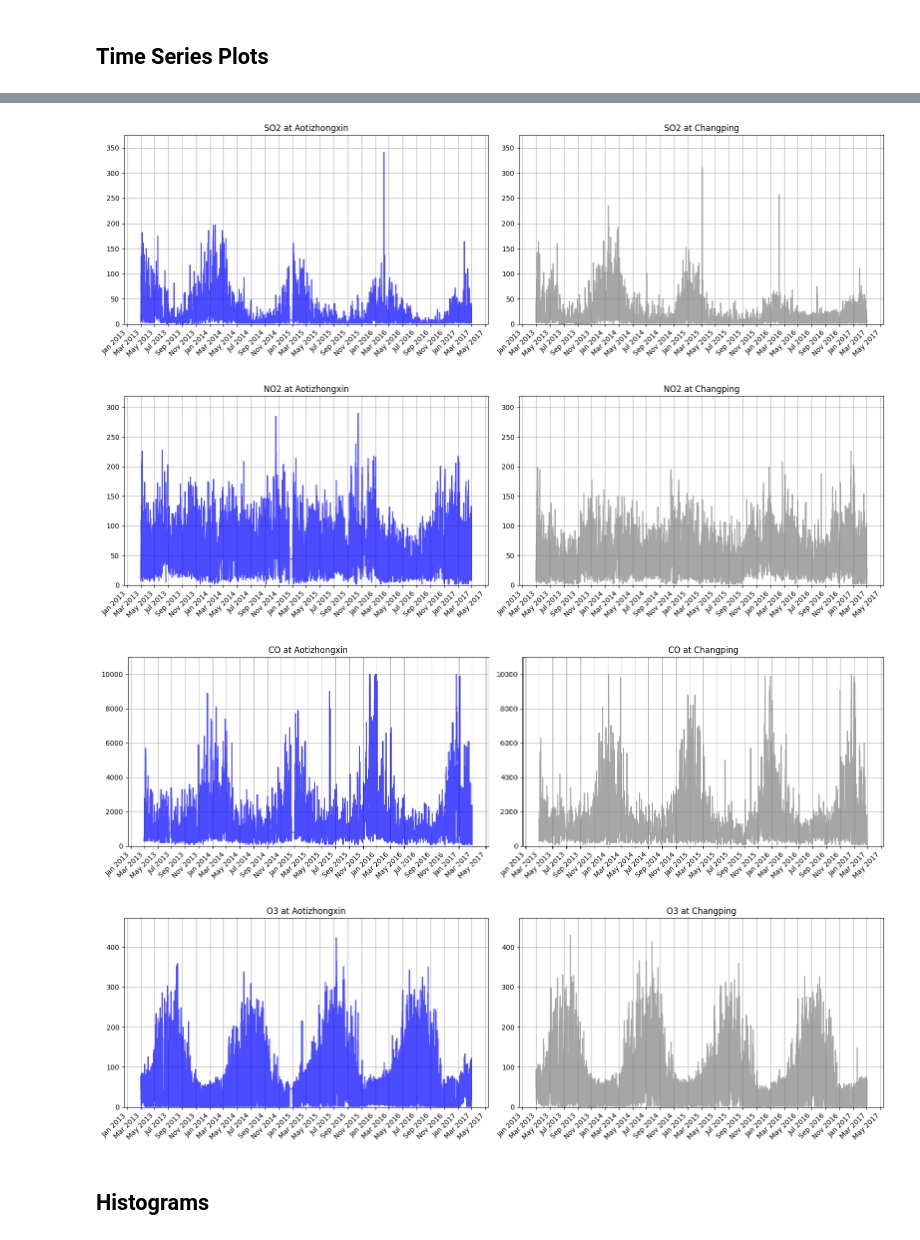
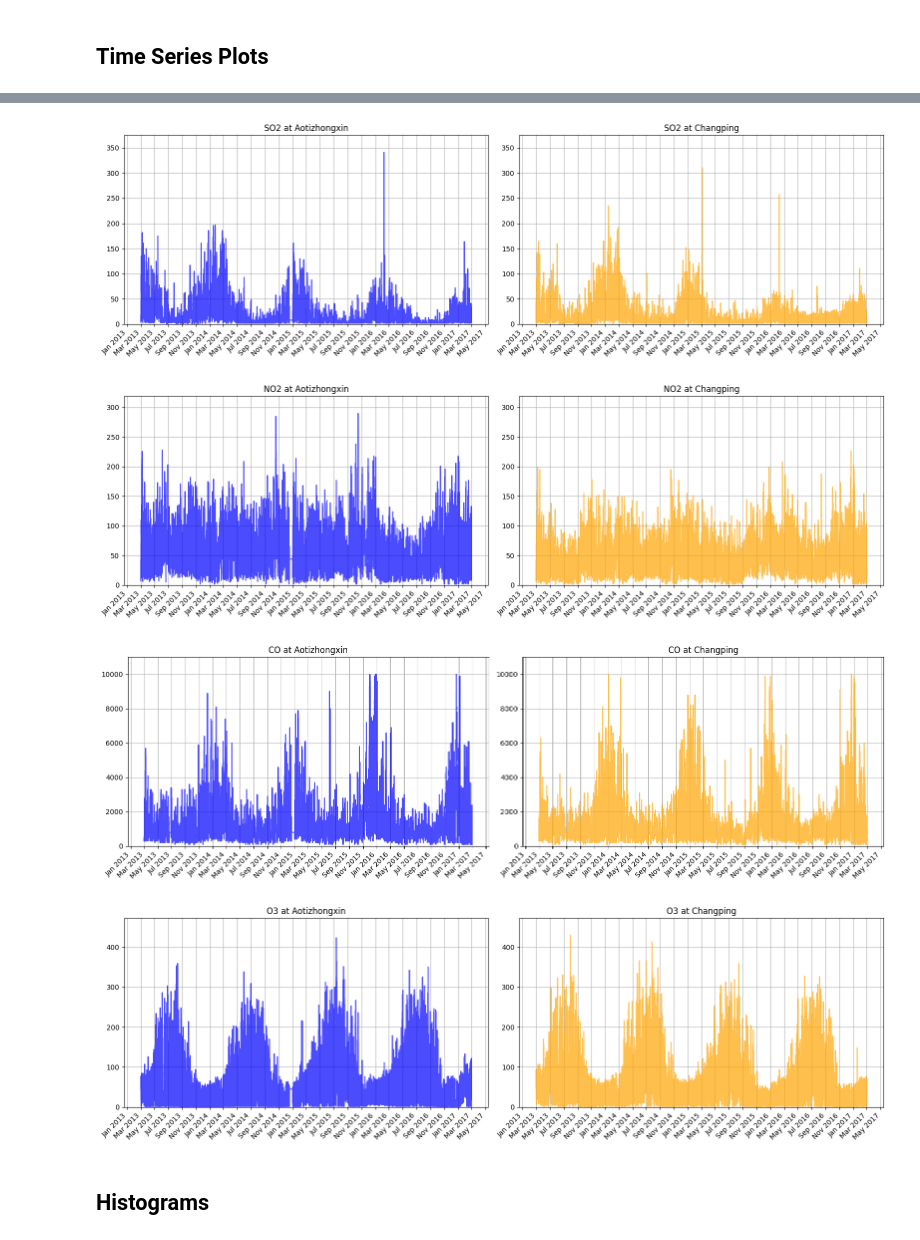
Before and after one commit to pariaighanian/Environmental_Data_Analytics, a Jupyter notebook: main.ipynb, the cells around one changed output, grey strips where cells are left out. Saved outputs shown, nothing was run; the diff lists cells and outputs as text; code cells hidden in the pictures.

```diff
--- a/main.ipynb
+++ b/main.ipynb
@@ -130,7 +131,7 @@ for i, column in enumerate(columns):
     axes[i].axvline(x=mean[column], color='red', linestyle='--', label='Mean')
     axes[i].axvline(x=median[column], color='green', linestyle='--', label='Median')
     axes[i].axvline(x=mode[column], color='purple', linestyle='--', label='Mode')
-    axes[i].set_xlabel(column)
+    axes[i].set_xlabel(f'{column} (µg/m³)')
     axes[i].set_ylabel('Density')
     axes[i].set_title(f'Distribution of {column}')
     axes[i].legend()
@@ -193,7 +194,7 @@ filtered_df['datetime'] = pd.to_datetime(filtered_df[['year', 'month', 'day', 'h
 stations = filtered_df['station'].unique()
 
 # Define colors for each station
-colors = {stations[0]: 'blue', stations[1]: 'gray'}
+colors = {stations[0]: 'blue', stations[1]: 'orange'}
 
 
 # Define a function to plot the parameter for the two stations
@@ -236,6 +237,6 @@ for parameter in parameters:
-[figure, old version]
+[figure, new version]
-[figure, old version]
+[figure, new version]
-[figure, old version]
+[figure, new version]
-[figure, old version]
+[figure, new version]
 # %% [markdown]
 ## Histograms
```
Also changed, not shown: parts of 4 cells of this notebook.
